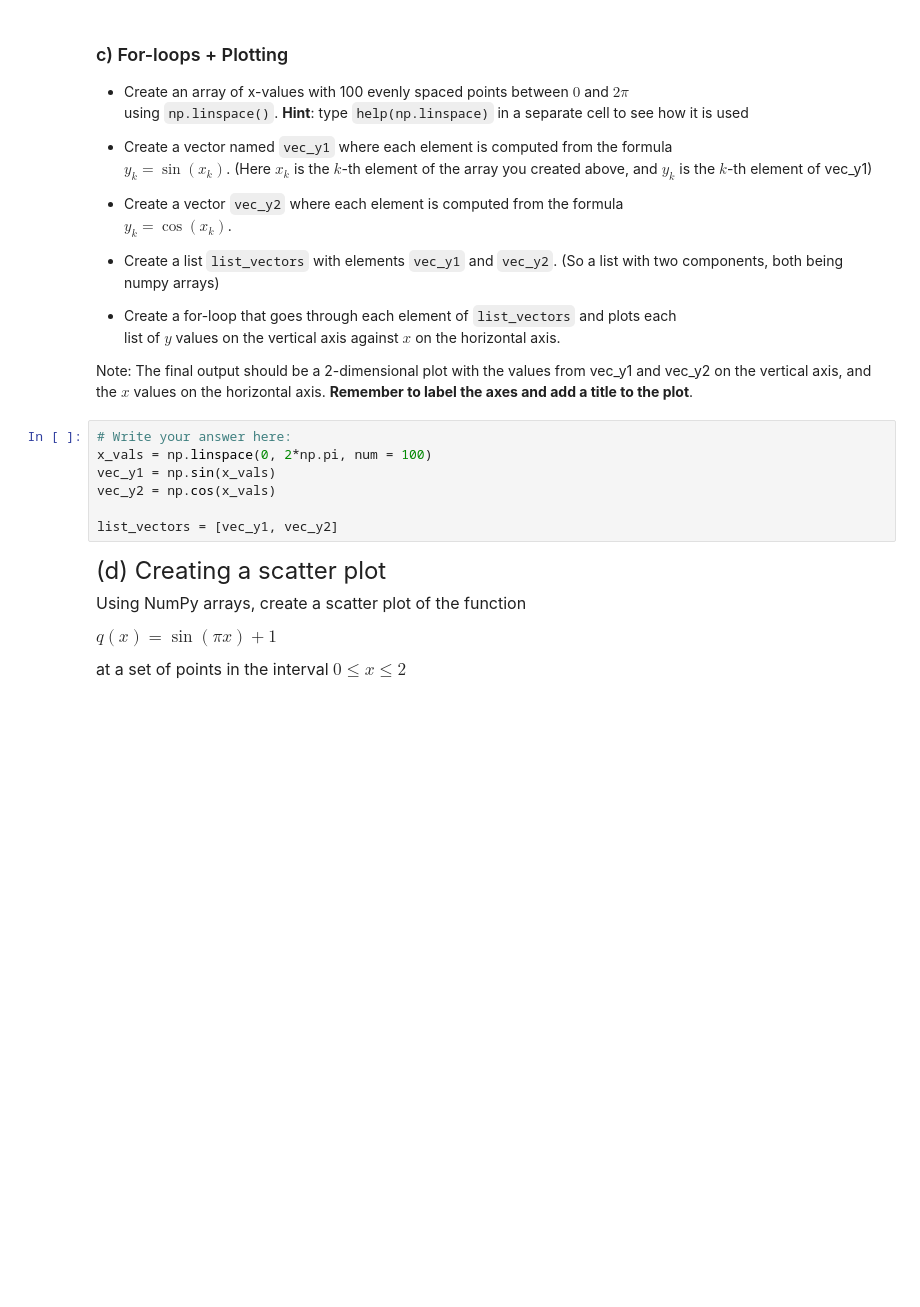
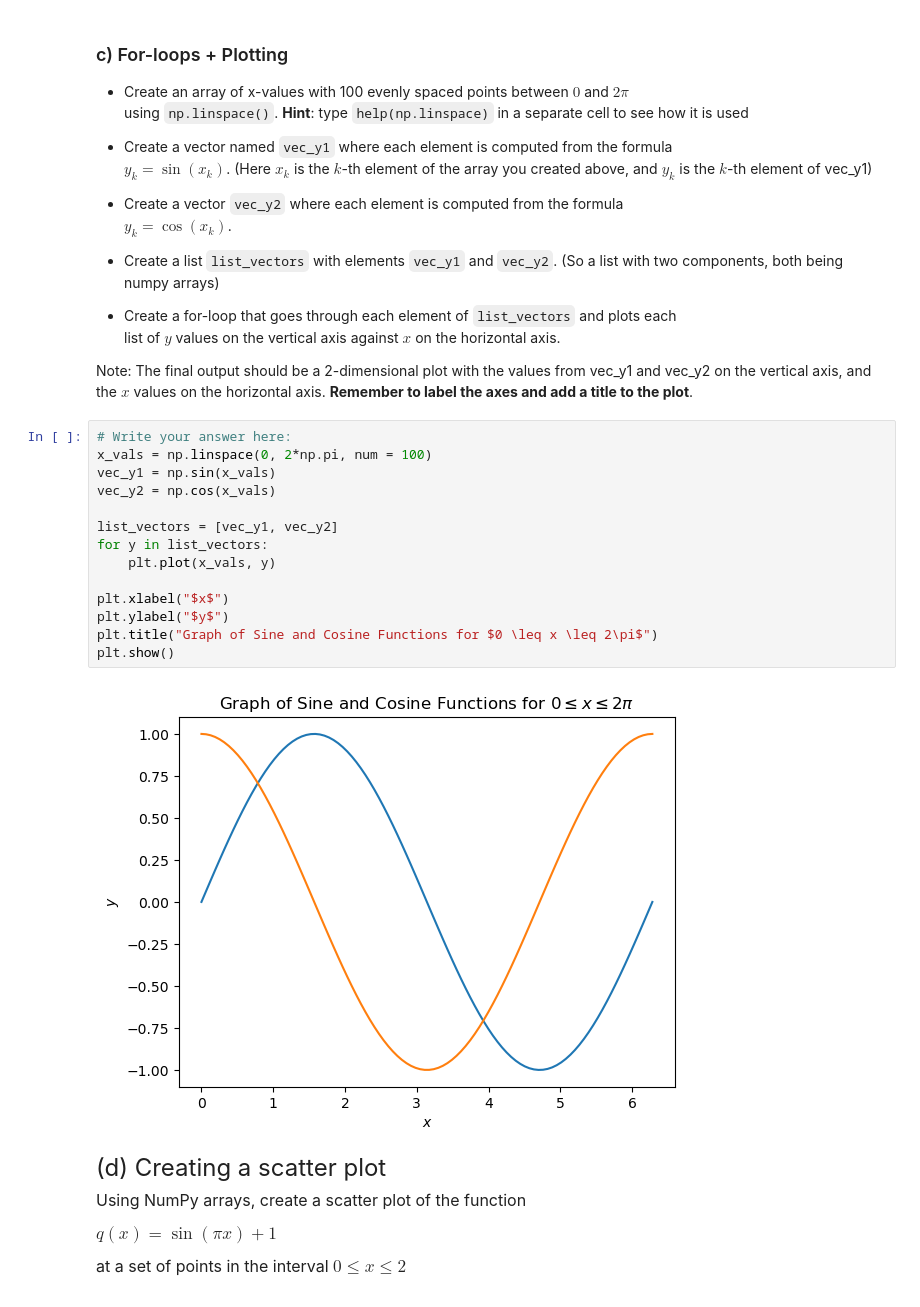
Before and after one commit to linhkieu05/qtm151fall2025, a Jupyter notebook: practice_quiz/Linh _practice_quiz copy.ipynb, the cells around one changed output. Cells and saved outputs as stored; diff of their text form; blank space fills up the shorter version.

```diff
--- a/practice_quiz/Linh _practice_quiz copy.ipynb
+++ b/practice_quiz/Linh _practice_quiz copy.ipynb
@@ -125,10 +125,19 @@ Note: The final output should be a 2-dimensional plot with the values from vec_y
 # %%
 # Write your answer here:
 x_vals = np.linspace(0, 2*np.pi, num = 100)
 vec_y1 = np.sin(x_vals)
 vec_y2 = np.cos(x_vals)
 
 list_vectors = [vec_y1, vec_y2]
+for y in list_vectors:
+    plt.plot(x_vals, y)
+
+plt.xlabel("$x$")
+plt.ylabel("$y$")
+plt.title("Graph of Sine and Cosine Functions for $0 \leq x \leq 2\pi$")
+plt.show()
+# %% [output]
+[figure, added]
 # %% [markdown]
 <font size = "5">
 
```
Also changed, not shown: parts of 1 cell of this notebook, 14 other files.
